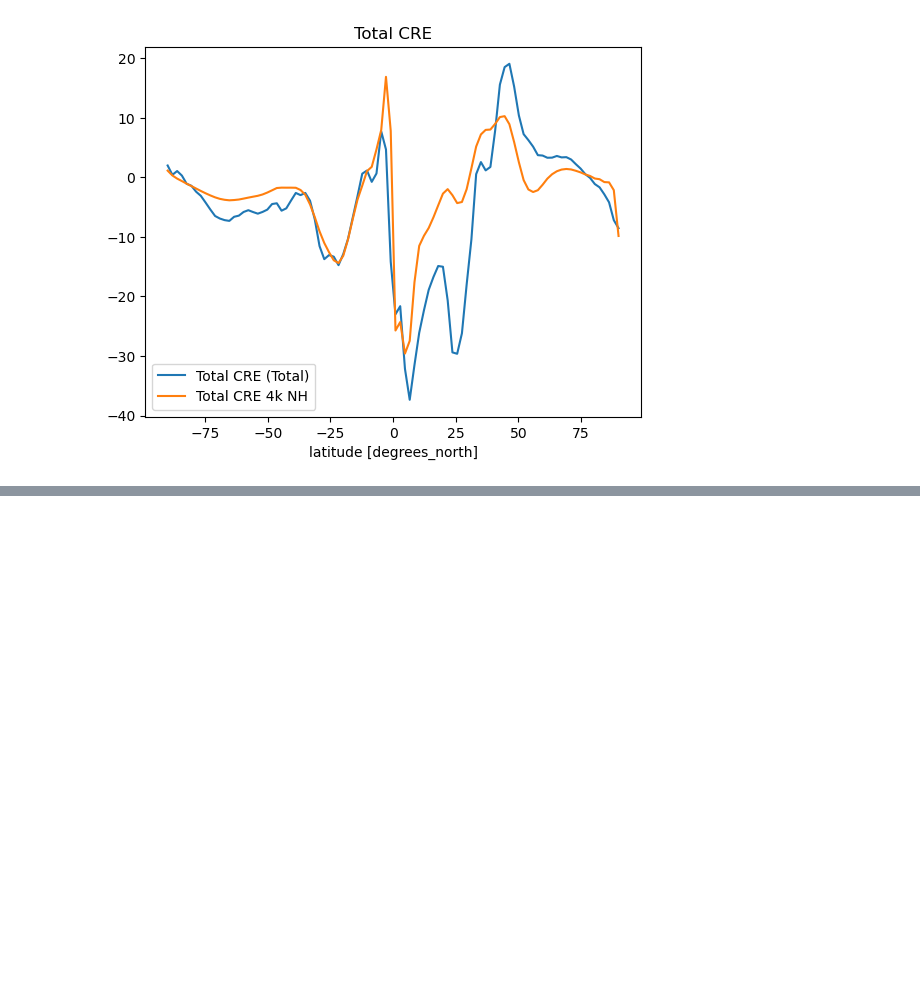
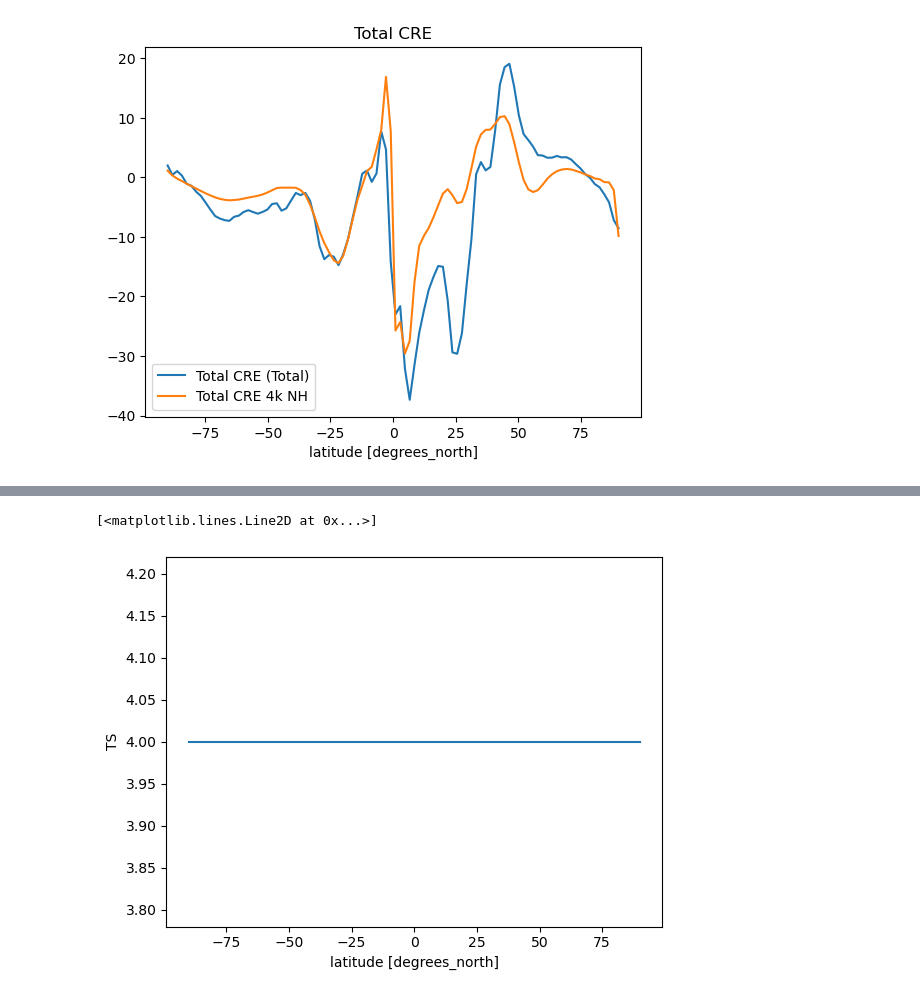
Before and after one commit to mailesasaki/cdds_sst_perturbations, a Jupyter notebook: Project_1_Linearity_test.ipynb, the cells around one changed output, grey strips where cells are left out. Saved outputs shown, nothing was run; the diff lists cells and outputs as text; code cells hidden in the pictures; blank space fills up the shorter version.

```diff
--- a/Project_1_Linearity_test.ipynb
+++ b/Project_1_Linearity_test.ipynb
@@ -170,6 +170,11 @@ data_4k_n_path=glob.glob("/data/keeling/a/pappup2/a/CESM/cam_4k_n/CESM_output_da
 data_4k_n_last18=data_4k_n_path[24:240] # Get years 3-20
 data_4k_n_data = xr.open_mfdataset(data_4k_n_last18,combine="by_coords",use_cftime=True)
 data_4k_n = data_4k_n_data.mean('time') # Average over the last 18 years
+# %%
+data_4k_path=glob.glob("/data/keeling/a/pappup2/a/CESM/cam_4k/CESM_output_data/atm/hist/*")
+data_4k_last18=data_4k_path[24:240] # Get years 3-20
+data_4k_data = xr.open_mfdataset(data_4k_last18,combine="by_coords",use_cftime=True)
+data_4k = data_4k_data.mean('time') # Average over the last 18 years
 # %% [markdown]
 # Non-linearity Test
 # %%
@@ -1409,0 +1467,6 @@ Text(0.5, 1.0, 'Total CRE')
+# %%
+surface_t4 = data_4k.TS.mean('lon')-data_control.TS.mean('lon')
+surface_t4.plot()
+# %% [output]
+[<matplotlib.lines.Line2D at 0x...>]
+[figure, added]
```
Also changed, not shown: parts of 46 cells of this notebook.
